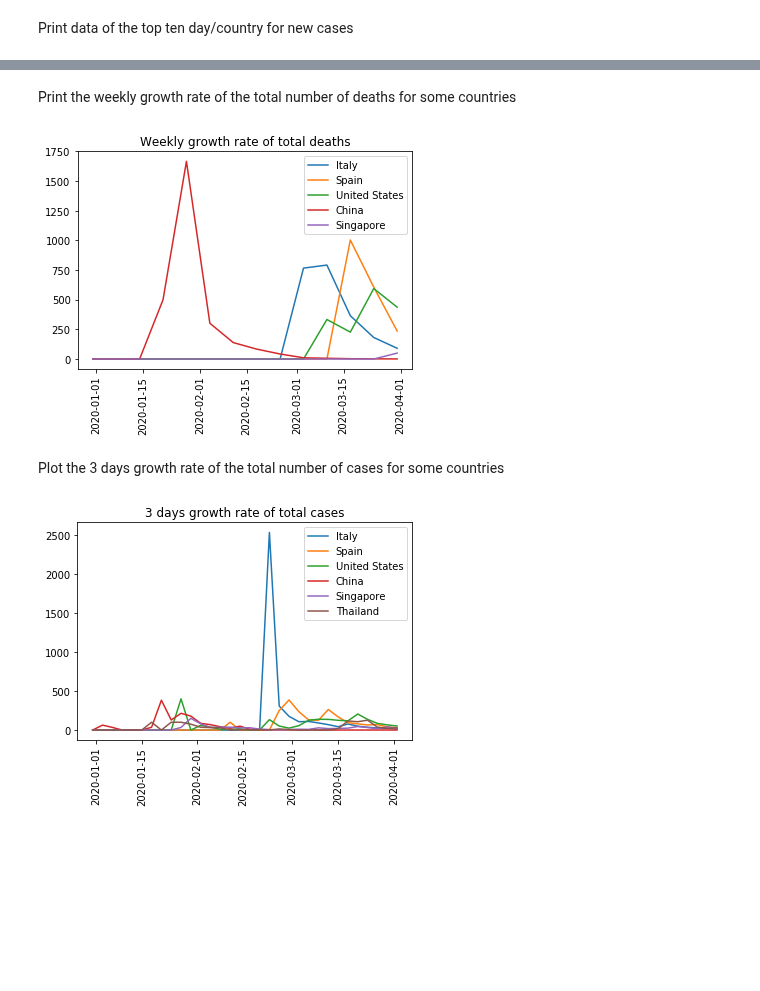
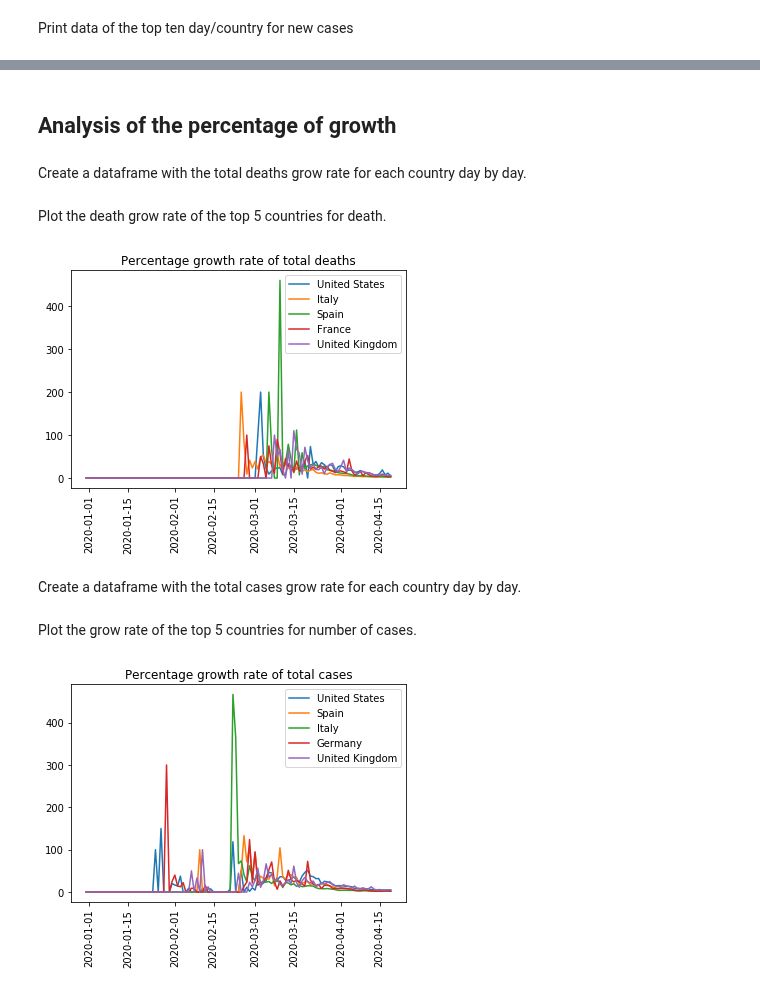
Before and after one commit to Mattia81/DataScienceForBusiness, a Jupyter notebook: World_analysis/world_analysis.ipynb, the cells around one changed output, grey strips where cells are left out. Cells and saved outputs as stored; diff of their text form; code cells hidden in the pictures; blank space fills up the shorter version.

Commit message:
Modified jupyter notebook files
Added a new function to build matrix dataframe in utility notebook and improved analysis data into world_analysis notebook

```diff
--- a/World_analysis/world_analysis.ipynb
+++ b/World_analysis/world_analysis.ipynb
@@ -42,10 +91,6 @@ Merge coronavirus dataset and population dataset and rename the columns with a m
 # %%
 df_all_data = df_all_data_.copy()
-df_all_data = pd.merge (left = df_all_data, right = population, on = 'location')
-df_all_data.rename(columns={"location": "Country","date":"Date", "new_cases":"New cases",
-                            "new_deaths":"New deaths","total_cases":"Total cases",
-                            "total_deaths":"Total deaths", "population_2020":"Population"},
-                   inplace = True)
+df_all_data = pd.merge (left = df_all_data, right = df_population, on = 'Country')
 df_all_data.head()
 # %% [output]
 |  | Date | Country | New cases | New deaths | Total cases | Total deaths | Population |
@@ -260,32 +418,44 @@ df_new_cases.head(10)
-# %% [markdown]
-Print the weekly growth rate of the total number of deaths for some countries
+# %% [markdown]
+## Analysis of the percentage of growth
+# %% [markdown]
+Create a dataframe with the total deaths grow rate for each country day by day.
+# %%
+df_total_deaths = df_all_data[['Date','Country','Total deaths']].copy()
+death_growth_rate = evaluateGrowthRate(df_total_deaths, 1, 'Total deaths')
+# %% [markdown]
+Plot the death grow rate of the top 5 countries for death.
 # %%
-df_total_deaths = df_all_data[['Date','Country','Total deaths']].copy()
-death_growth_rate = evaluateGrowthRate(df_total_deaths, 7, 'Total deaths')
-countries_list = ['Italy', 'Spain', 'United States','China','Singapore']
-some_countries_deaths_growth = death_growth_rate[countries_list]
+#get the list of the top 5 countries
+top_5_death_countries_list = top_10_total_deaths['Country'].to_list()[0:5]
+#select the growth rate only of the countries list
+some_countries_deaths_growth = death_growth_rate[top_5_death_countries_list]
 
-for country in countries_list:
+for country in top_5_death_countries_list:
     plt.plot(some_countries_deaths_growth[country], label = country)
 plt.legend()
 plt.xticks(rotation = 90)
-plt.title("Weekly growth rate of total deaths")
+plt.title("Percentage growth rate of total deaths")
 plt.show()
 # %% [output]
-[figure, old version]
+[figure, new version]
+# %% [markdown]
+Create a dataframe with the total cases grow rate for each country day by day.
+# %%
+df_total_cases = df_all_data[['Date','Country','Total cases']].copy()
+case_growth_rate = evaluateGrowthRate(df_total_cases, 1, 'Total cases')
 # %% [markdown]
-Plot the 3 days growth rate of the total number of cases for some countries
+Plot the grow rate of the top 5 countries for number of cases.
 # %%
-df_total_cases = df_all_data[['Date','Country','Total cases']].copy()
-case_growth_rate = evaluateGrowthRate(df_total_cases, 3, 'Total cases')
-countries_list = ['Italy', 'Spain', 'United States','China','Singapore','Thailand']
-some_countries_cases_growth = case_growth_rate[countries_list]
+#get the list of the top 5 countries
+top_5_case_countries_list = top_10_total_cases['Country'].to_list()[0:5]
+#select the growth rate only of the countries list
+some_countries_cases_growth = case_growth_rate[top_5_case_countries_list]
 
-for country in countries_list:
+for country in top_5_case_countries_list:
     plt.plot(some_countries_cases_growth[country], label = country)
 plt.legend()
 plt.xticks(rotation = 90)
-plt.title("3 days growth rate of total cases")
+plt.title("Percentage growth rate of total cases")
 plt.show()
 # %% [output]
-[figure, old version]
+[figure, new version]
```
Also changed, not shown: parts of 57 cells of this notebook, 2 other files.
